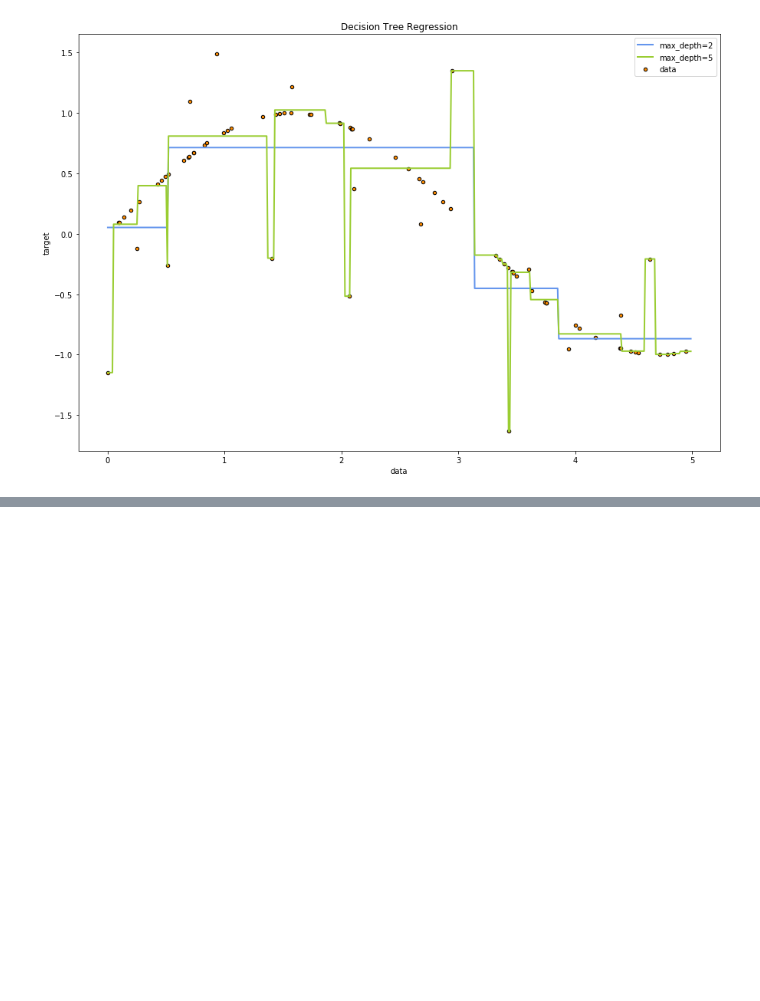
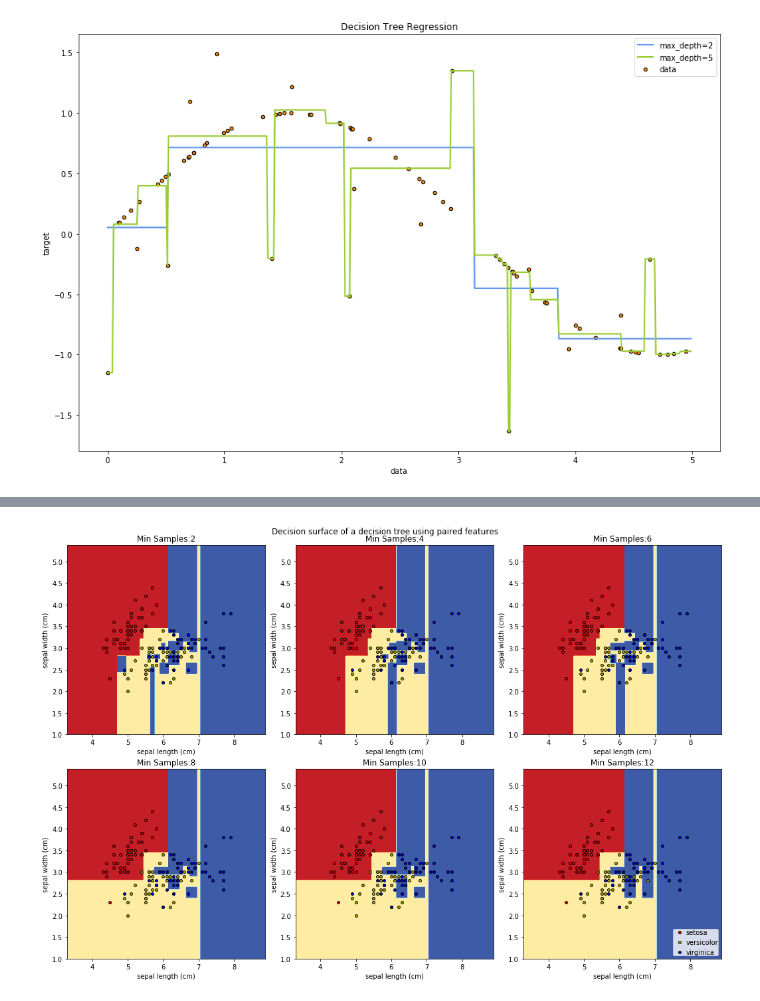
Before and after one commit to jordanott/DataScience, a Jupyter notebook: Notebooks/Decision Trees.ipynb, the cells around one changed output, grey strips where cells are left out. Saved outputs shown, nothing was run; the diff lists cells and outputs as text; code cells hidden in the pictures; blank space fills up the shorter version.

```diff
--- a/Notebooks/Decision Trees.ipynb
+++ b/Notebooks/Decision Trees.ipynb
@@ -119,0 +185,24 @@ plt.show()
+# %%
+# Load data
+iris = load_iris()
+X = iris.data[:, :2]
+y = iris.target
+
+fig = plt.figure(figsize=(15,10))
+for pairidx, min_samples in enumerate(np.arange(2,13,2)):
+    # We only take the two corresponding features
+    X = iris.data[:, :2]
+    y = iris.target
+
+    # Train
+    clf = tree.DecisionTreeClassifier(min_samples_split=min_samples).fit(X, y)
+
+    helper.display_classification_boundary(clf,pairidx,'Min Samples:'+str(min_samples),iris,X,y)
+
+
+plt.suptitle("Decision surface of a decision tree using paired features")
+plt.legend(loc='lower right', borderpad=0, handletextpad=0)
+plt.axis("tight")
+plt.show()
+# %% [output]
+[figure, added]
```
Also changed, not shown: parts of 26 cells of this notebook, 6 other files.
